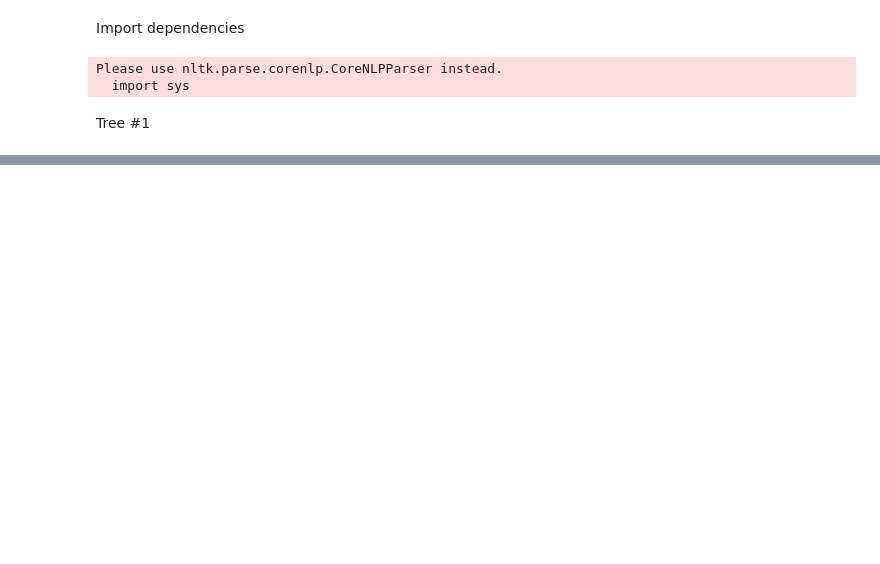
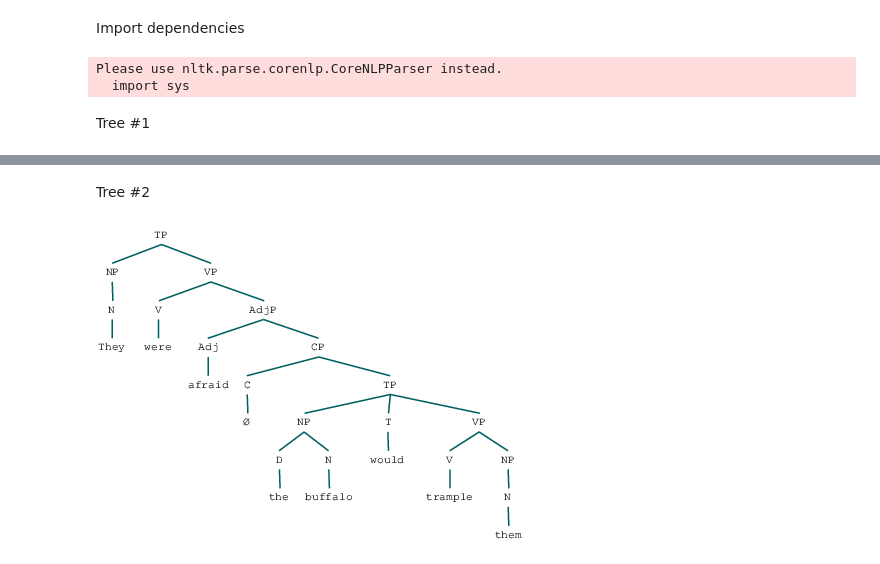
Before and after one commit to steve3p0/LING511, a Jupyter notebook: tree_generator/10_Trees_a_Day3.ipynb, the cells around one changed output, grey strips where cells are left out. Drawn from its saved outputs; the diff is of its cells as text; code cells hidden in the pictures; blank space fills up the shorter version.

```diff
--- a/tree_generator/10_Trees_a_Day3.ipynb
+++ b/tree_generator/10_Trees_a_Day3.ipynb
@@ -16,0 +23,8 @@ Tree #1
+# %% [markdown]
+Tree #2
+# %%
+sentence = "They were afraid the buffalo would trample them"
+t = tree.parse_sentence(sentence)
+display(t)
+# %% [output]
+[figure, added]
```
Also changed, not shown: parts of 23 cells of this notebook, 1 other file.
